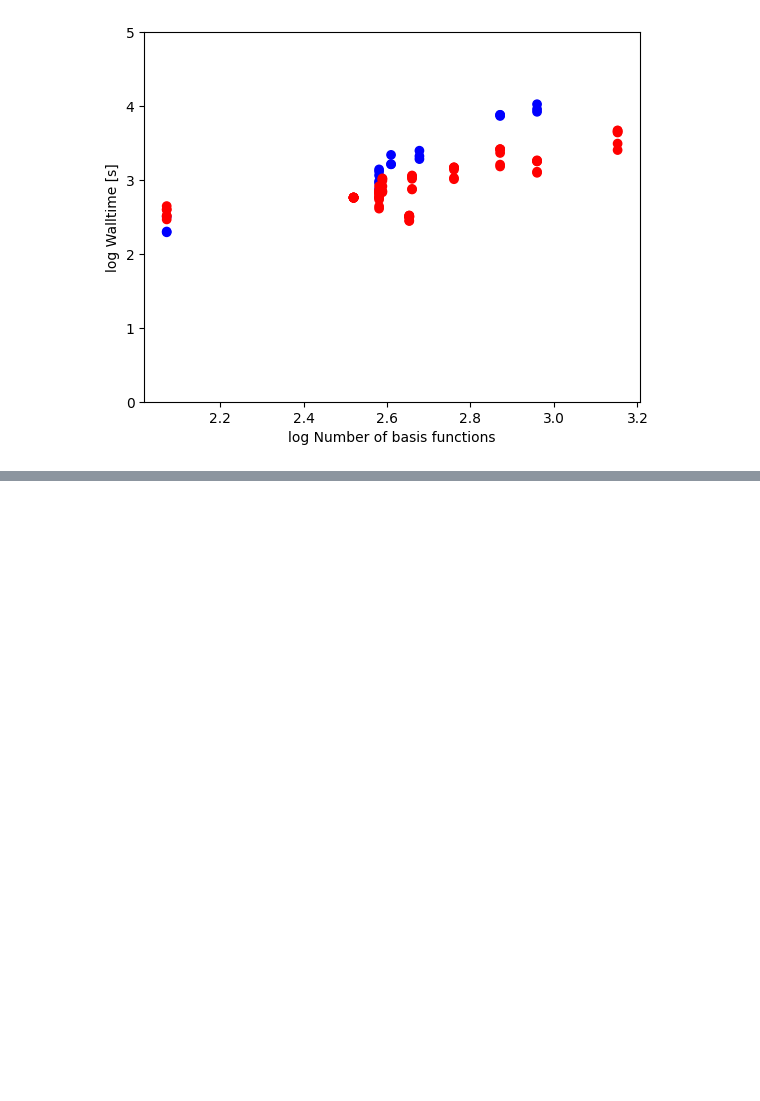
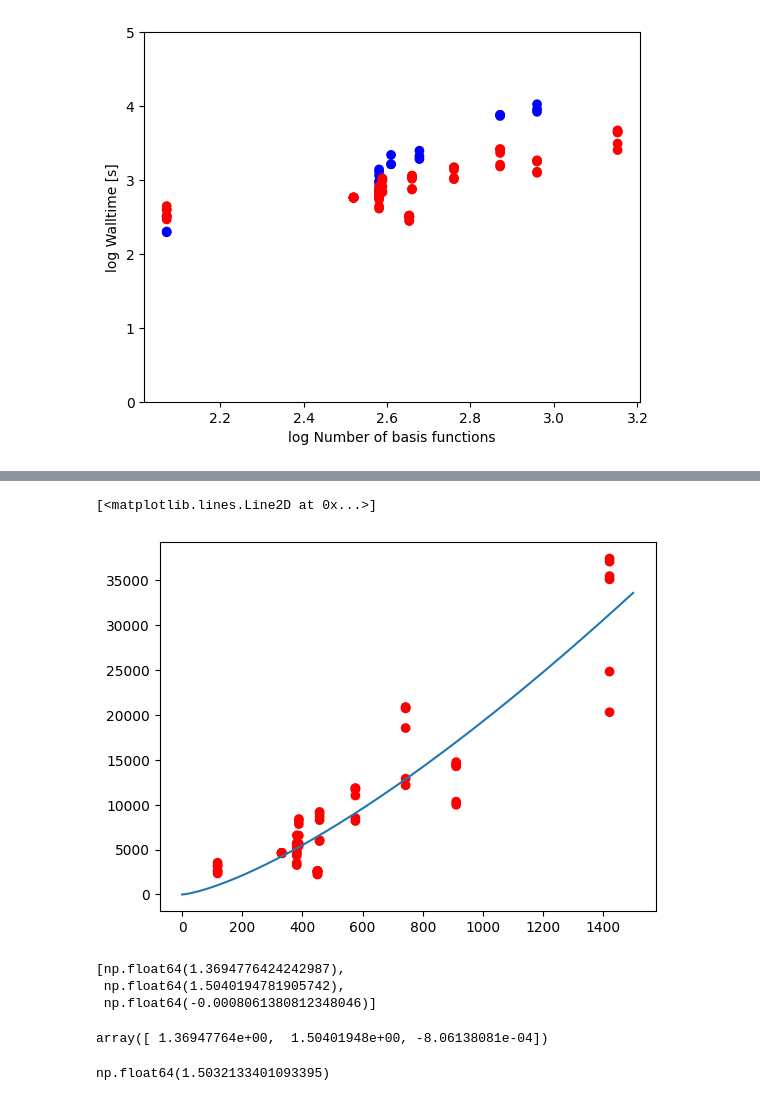
Before and after one commit to xXNoahS02Xx/dftmp2bench, a Jupyter notebook: plot_pareto.ipynb, the cells around one changed output, grey strips where cells are left out. Drawn from its saved outputs; the diff is of its cells as text; code cells hidden in the pictures; blank space fills up the shorter version.

```diff
--- a/plot_pareto.ipynb
+++ b/plot_pareto.ipynb
@@ -493,0 +526,18 @@ nan nan
+# %%
+import scipy.optimize
+
+def scaling(nbasis, x, a, c):
+    return a * nbasis**x + c
+
+def cost_function(args):
+    nbasis = _["nbasis"]
+    expected_walltime = _["wall_time"]*8
+    pred_walltime = [scaling(nb, *args) for nb in nbasis]
+    cost = np.mean([(a - b)**2 for a, b in zip(expected_walltime, pred_walltime)])
+    return cost
+
+x0 = [1, 1, 0]
+res = scipy.optimize.minimize(cost_function, x0, method='Nelder-Mead',
+                              # bounds=[(2.5, 10),(0.1, 1),(-1000, 1000)]
+                             )
+res
@@ -493,0 +556,25 @@ nan nan
+# %%
+plt.scatter(_["nbasis"], _["wall_time"]*8, c=["r" if x == "orca" else "b" for x in _["software"]])
+xvalues = np.arange(0, 1500)
+pred_walltimes = [scaling(nb, *res.x) for nb in xvalues]
+
+plt.plot(xvalues, pred_walltimes)
+
+# plt.xlim(100, 1000)
+# %% [output]
+[<matplotlib.lines.Line2D at 0x...>]
+[figure, added]
+# %%
+[*res.x]
+# %% [output]
+[np.float64(1.3694776424242987),
+ np.float64(1.5040194781905742),
+ np.float64(-0.0008061380812348046)]
+# %%
+res.x
+# %% [output]
+array([ 1.36947764e+00,  1.50401948e+00, -8.06138081e-04])
+# %%
+scaling(1, *res.x)
+# %% [output]
+np.float64(1.5032133401093395)
```
Also changed, not shown: parts of 10 cells of this notebook, 11 other files.
